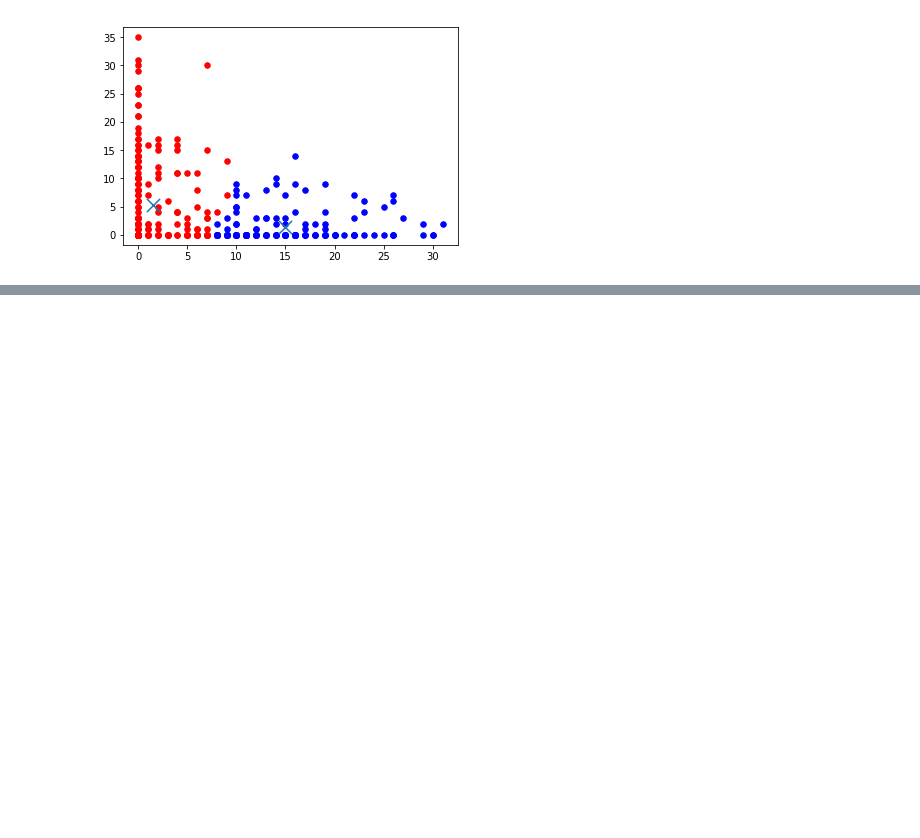
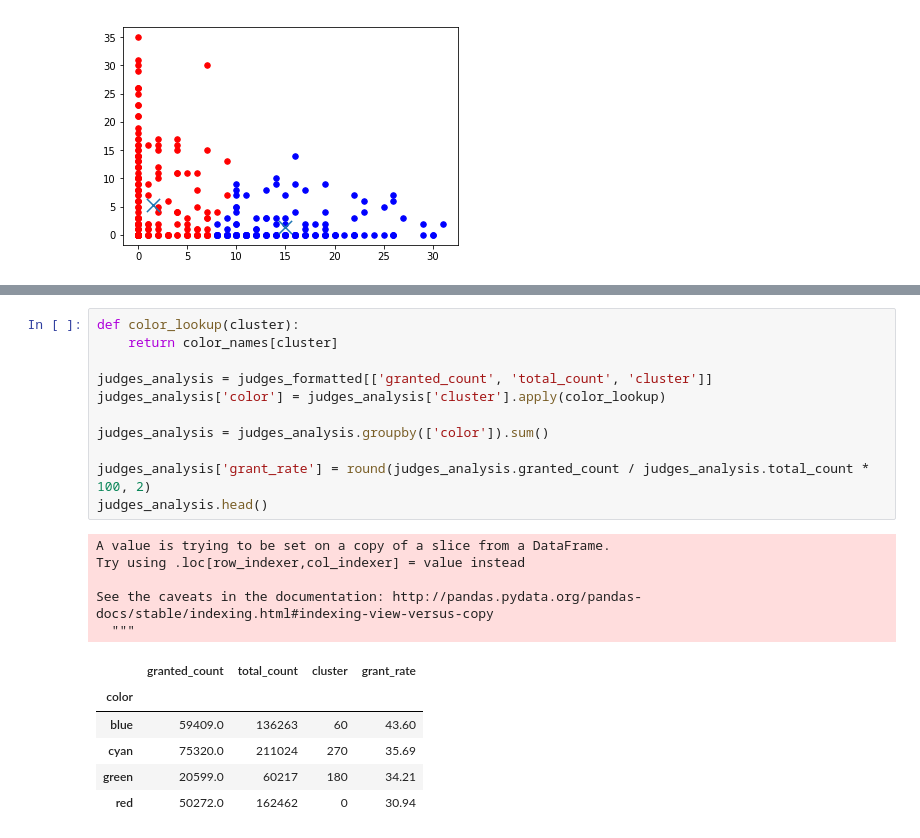
Before and after one commit to colinandrus/ml_course_project, a Jupyter notebook: notebooks/reformat_judge_bio.ipynb, the cells around one changed output, grey strips where cells are left out. Drawn from its saved outputs; the diff is of its cells as text; blank space fills up the shorter version.

```diff
--- a/notebooks/reformat_judge_bio.ipynb
+++ b/notebooks/reformat_judge_bio.ipynb
@@ -122,0 +166,23 @@ plt.show()
+# %%
+def color_lookup(cluster):
+    return color_names[cluster]
+
+judges_analysis = judges_formatted[['granted_count', 'total_count', 'cluster']]
+judges_analysis['color'] = judges_analysis['cluster'].apply(color_lookup)
+
+judges_analysis = judges_analysis.groupby(['color']).sum()
+
+judges_analysis['grant_rate'] = round(judges_analysis.granted_count / judges_analysis.total_count * 100, 2)
+judges_analysis.head()
+# %% [output]
+A value is trying to be set on a copy of a slice from a DataFrame.
+Try using .loc[row_indexer,col_indexer] = value instead
+
+See the caveats in the documentation: http://pandas.pydata.org/pandas-docs/stable/indexing.html#indexing-view-versus-copy
+  """
+|  | granted_count | total_count | cluster | grant_rate |
+| color |  |  |  |  |
+| blue | 59409.0 | 136263 | 60 | 43.60 |
+| cyan | 75320.0 | 211024 | 270 | 35.69 |
+| green | 20599.0 | 60217 | 180 | 34.21 |
+| red | 50272.0 | 162462 | 0 | 30.94 |
```
Also changed, not shown: parts of 6 cells of this notebook.
